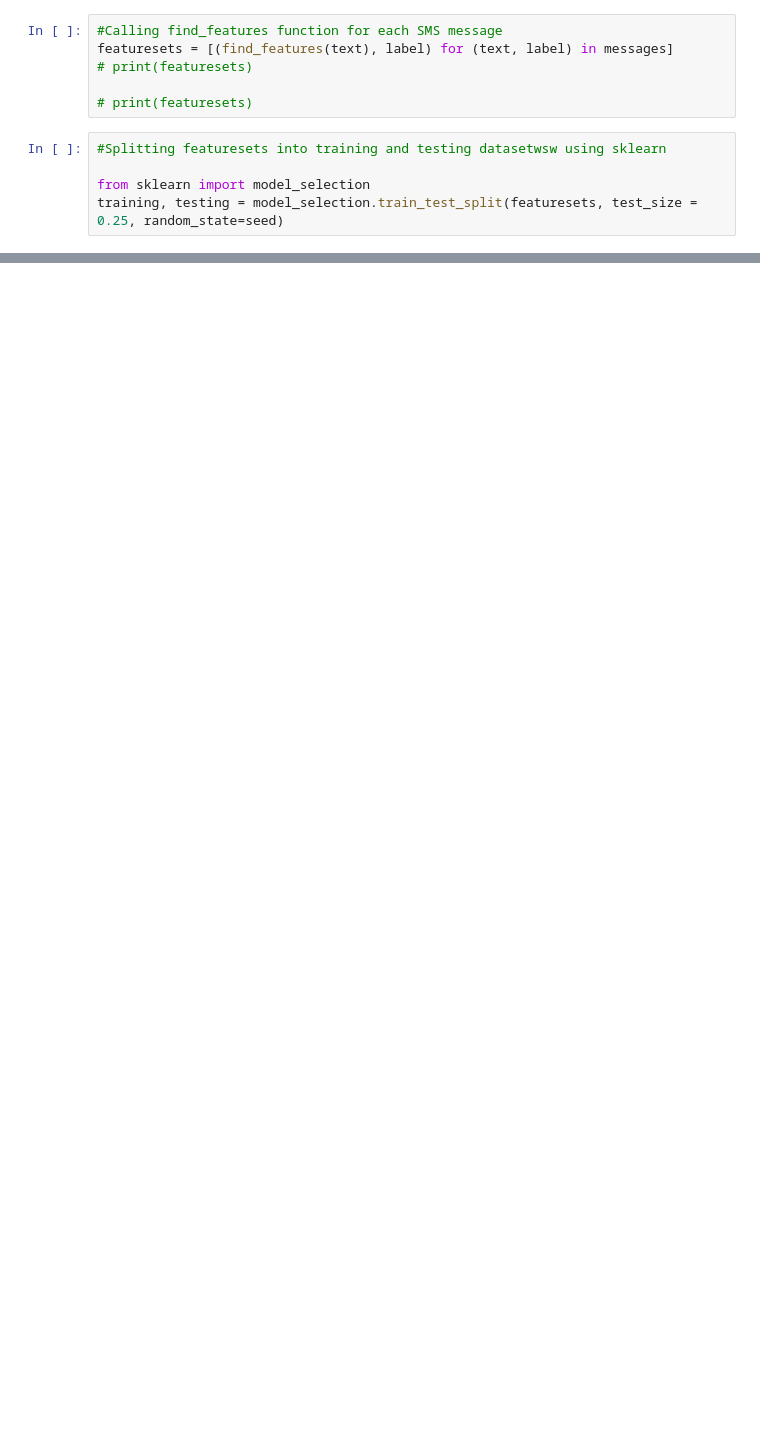
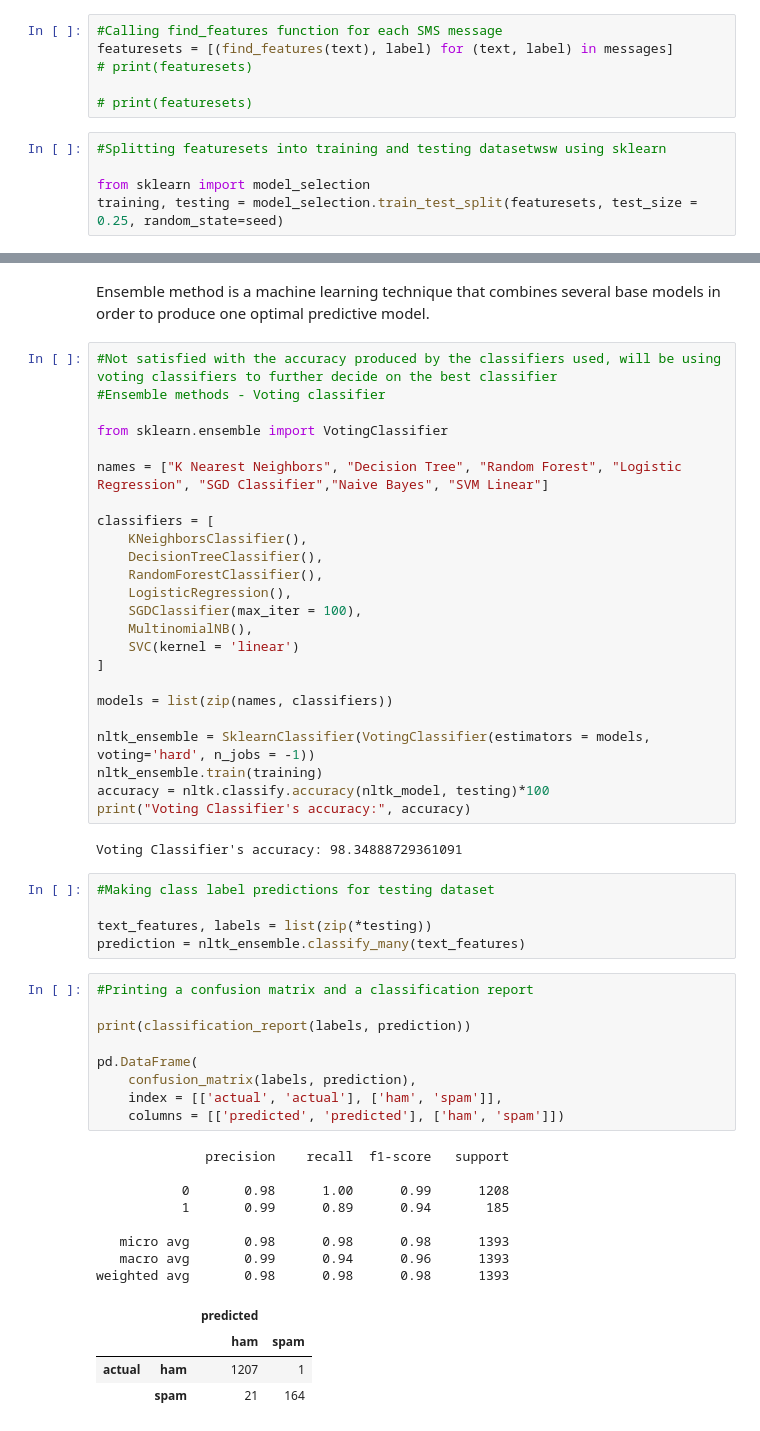
Before and after one commit to PrajwalAdsul/SpamFilter, a Jupyter notebook: textclassifier.ipynb, the cells around one changed output, grey strips where cells are left out. Cells and saved outputs as stored; diff of their text form; blank space fills up the shorter version.

Commit message:
fifth commit - used sklearn algorithms to train data, used an ensemble method too, displayed results using a confusion matrix

```diff
--- a/textclassifier.ipynb
+++ b/textclassifier.ipynb
@@ -226,0 +342,55 @@ print(len(testing))
+# %% [markdown]
+Ensemble method is a machine learning technique that combines several base models in order to produce one optimal predictive model.
+# %%
+#Not satisfied with the accuracy produced by the classifiers used, will be using voting classifiers to further decide on the best classifier
+#Ensemble methods - Voting classifier
+
+from sklearn.ensemble import VotingClassifier
+
+names = ["K Nearest Neighbors", "Decision Tree", "Random Forest", "Logistic Regression", "SGD Classifier","Naive Bayes", "SVM Linear"]
+
+classifiers = [
+    KNeighborsClassifier(),
+    DecisionTreeClassifier(),
+    RandomForestClassifier(),
+    LogisticRegression(),
+    SGDClassifier(max_iter = 100),
+    MultinomialNB(),
+    SVC(kernel = 'linear')
+]
+
+models = list(zip(names, classifiers))
+
+nltk_ensemble = SklearnClassifier(VotingClassifier(estimators = models, voting='hard', n_jobs = -1))
+nltk_ensemble.train(training)
+accuracy = nltk.classify.accuracy(nltk_model, testing)*100
+print("Voting Classifier's accuracy:", accuracy)
+# %% [output]
+Voting Classifier's accuracy: 98.34888729361091
+# %%
+#Making class label predictions for testing dataset
+
+text_features, labels = list(zip(*testing))
+prediction = nltk_ensemble.classify_many(text_features)
+# %%
+#Printing a confusion matrix and a classification report
+
+print(classification_report(labels, prediction))
+
+pd.DataFrame(
+    confusion_matrix(labels, prediction),
+    index = [['actual', 'actual'], ['ham', 'spam']],
+    columns = [['predicted', 'predicted'], ['ham', 'spam']])
+# %% [output]
+              precision    recall  f1-score   support
+
+           0       0.98      1.00      0.99      1208
+           1       0.99      0.89      0.94       185
+
+   micro avg       0.98      0.98      0.98      1393
+   macro avg       0.99      0.94      0.96      1393
+weighted avg       0.98      0.98      0.98      1393
+|  |  | predicted |  |
+|  |  | ham | spam |
+| actual | ham | 1207 | 1 |
+|  | spam | 21 | 164 |
```
Also changed, not shown: parts of 10 cells of this notebook.
